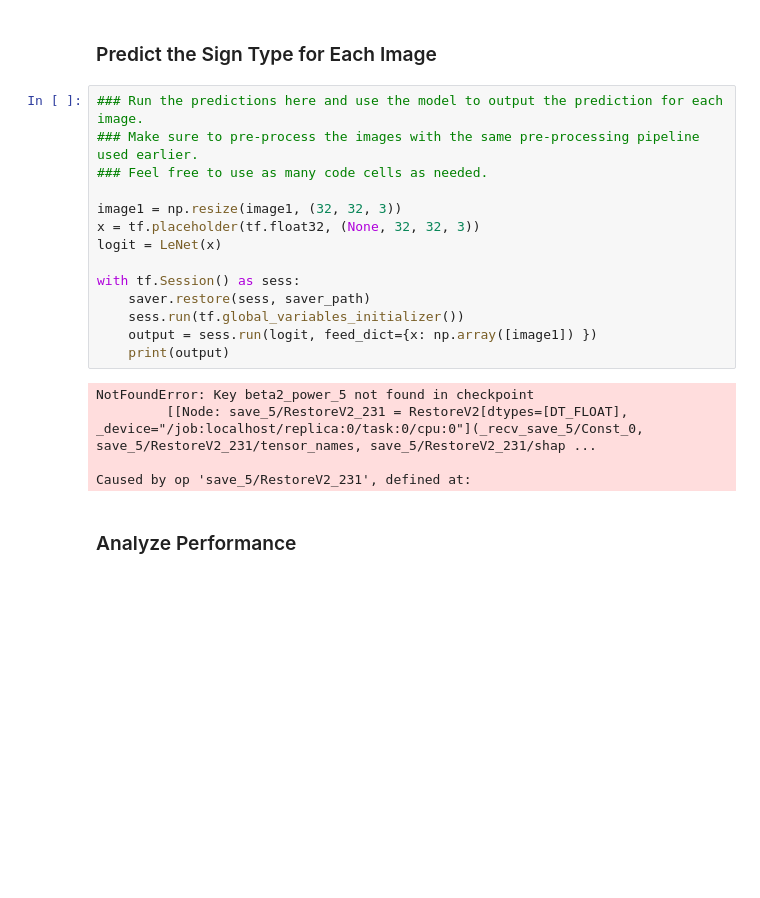
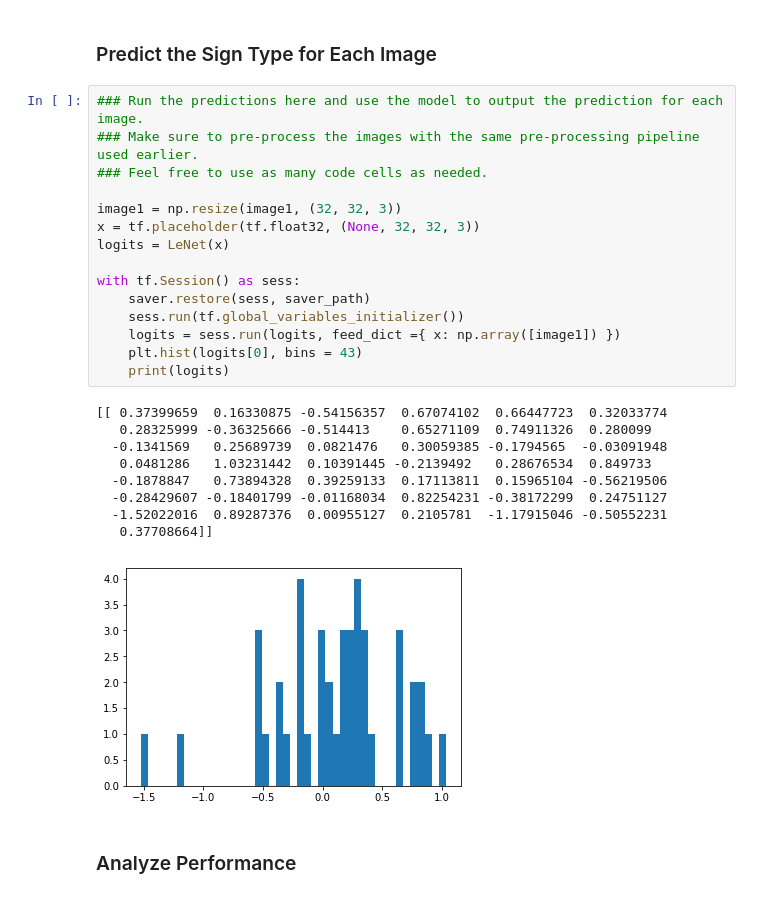
Before and after one commit to akshaykhole/carnd1-project2, a Jupyter notebook: Traffic_Sign_Classifier.ipynb, the cells around one changed output. Cells and saved outputs as stored; diff of their text form; blank space fills up the shorter version.

```diff
--- a/Traffic_Sign_Classifier.ipynb
+++ b/Traffic_Sign_Classifier.ipynb
@@ -343,22 +343,28 @@ plt.imshow(image5)
 # %%
 ### Run the predictions here and use the model to output the prediction for each image.
 ### Make sure to pre-process the images with the same pre-processing pipeline used earlier.
 ### Feel free to use as many code cells as needed.
 
 image1 = np.resize(image1, (32, 32, 3))
 x = tf.placeholder(tf.float32, (None, 32, 32, 3))
-logit = LeNet(x)
+logits = LeNet(x)
 
 with tf.Session() as sess:
     saver.restore(sess, saver_path)
     sess.run(tf.global_variables_initializer())
-    output = sess.run(logit, feed_dict={x: np.array([image1]) })
-    print(output)
+    logits = sess.run(logits, feed_dict ={ x: np.array([image1]) })
+    plt.hist(logits[0], bins = 43)
+    print(logits)
 # %% [output]
-NotFoundError: Key beta2_power_5 not found in checkpoint
-         [[Node: save_5/RestoreV2_231 = RestoreV2[dtypes=[DT_FLOAT], _device="/job:localhost/replica:0/task:0/cpu:0"](_recv_save_5/Const_0, save_5/RestoreV2_231/tensor_names, save_5/RestoreV2_231/shap ...
-
-Caused by op 'save_5/RestoreV2_231', defined at:
+[[ 0.37399659  0.16330875 -0.54156357  0.67074102  0.66447723  0.32033774
+   0.28325999 -0.36325666 -0.514413    0.65271109  0.74911326  0.280099
+  -0.1341569   0.25689739  0.0821476   0.30059385 -0.1794565  -0.03091948
+   0.0481286   1.03231442  0.10391445 -0.2139492   0.28676534  0.849733
+  -0.1878847   0.73894328  0.39259133  0.17113811  0.15965104 -0.56219506
+  -0.28429607 -0.18401799 -0.01168034  0.82254231 -0.38172299  0.24751127
+  -1.52022016  0.89287376  0.00955127  0.2105781  -1.17915046 -0.50552231
+   0.37708664]]
+[figure, added]
 # %% [markdown]
 ### Analyze Performance
 # %%
```
Also changed, not shown: parts of 1 cell of this notebook, 1 other file.
